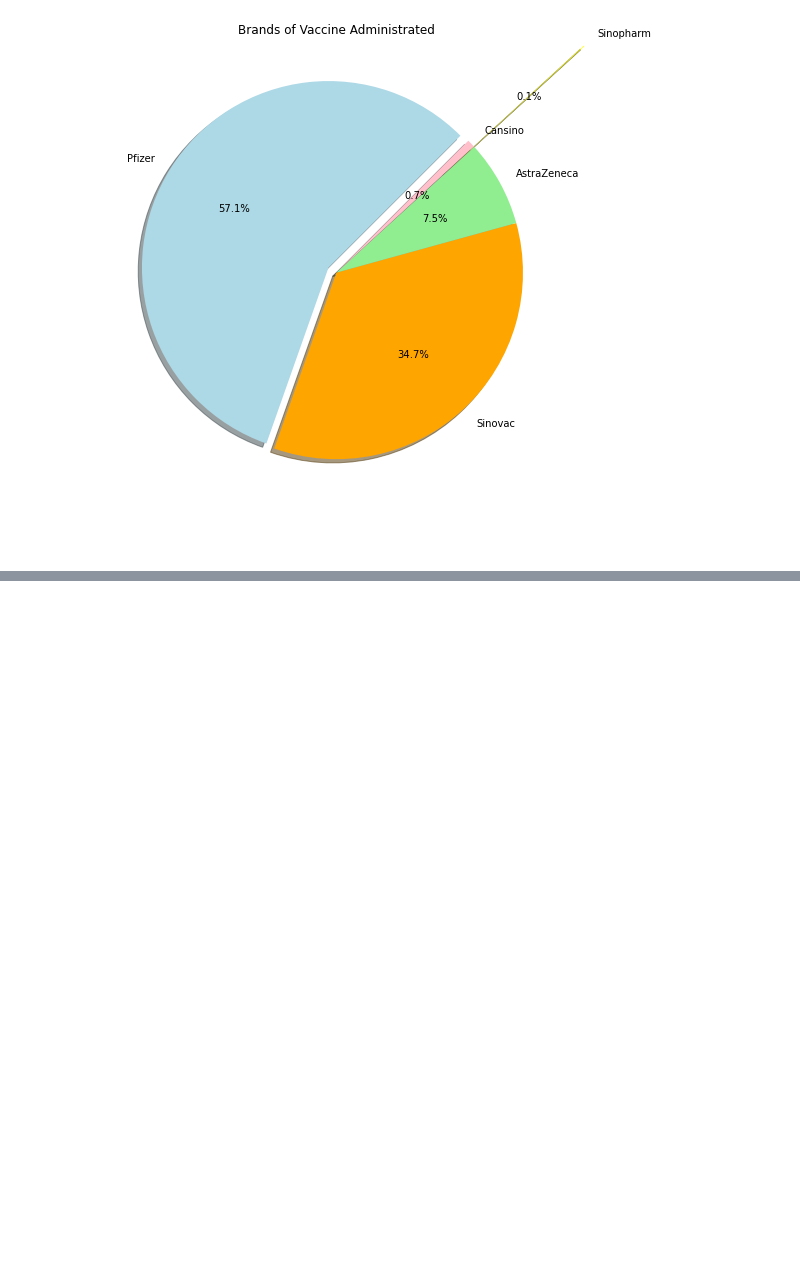
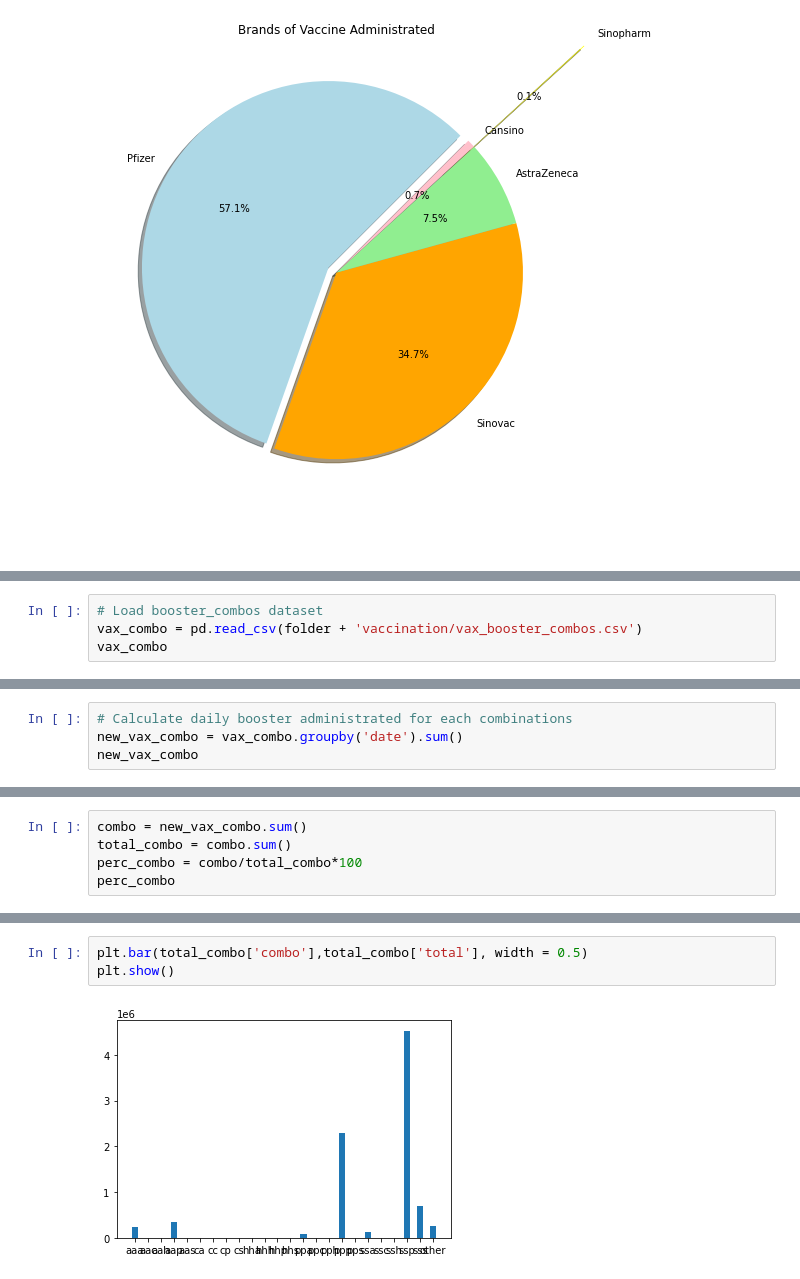
Before and after one commit to Karmen-Tee/covid19-public, a Jupyter notebook: Descriptive Analysis.ipynb, the cells around one changed output, grey strips where cells are left out. Drawn from its saved outputs; the diff is of its cells as text; blank space fills up the shorter version.

```diff
--- a/Descriptive Analysis.ipynb
+++ b/Descriptive Analysis.ipynb
@@ -1000,0 +583,4 @@ plt.show()
+# %%
+# Load booster_combos dataset
+vax_combo = pd.read_csv(folder + 'vaccination/vax_booster_combos.csv')
+vax_combo
@@ -1000,0 +621,4 @@ plt.show()
+# %%
+# Calculate daily booster administrated for each combinations
+new_vax_combo = vax_combo.groupby('date').sum()
+new_vax_combo
@@ -1000,0 +666,5 @@ plt.show()
+# %%
+combo = new_vax_combo.sum()
+total_combo = combo.sum()
+perc_combo = combo/total_combo*100
+perc_combo
@@ -1000,0 +689,5 @@ plt.show()
+# %%
+plt.bar(total_combo['combo'],total_combo['total'], width = 0.5)
+plt.show()
+# %% [output]
+[figure, added]
```
Also changed, not shown: parts of 64 cells of this notebook.
